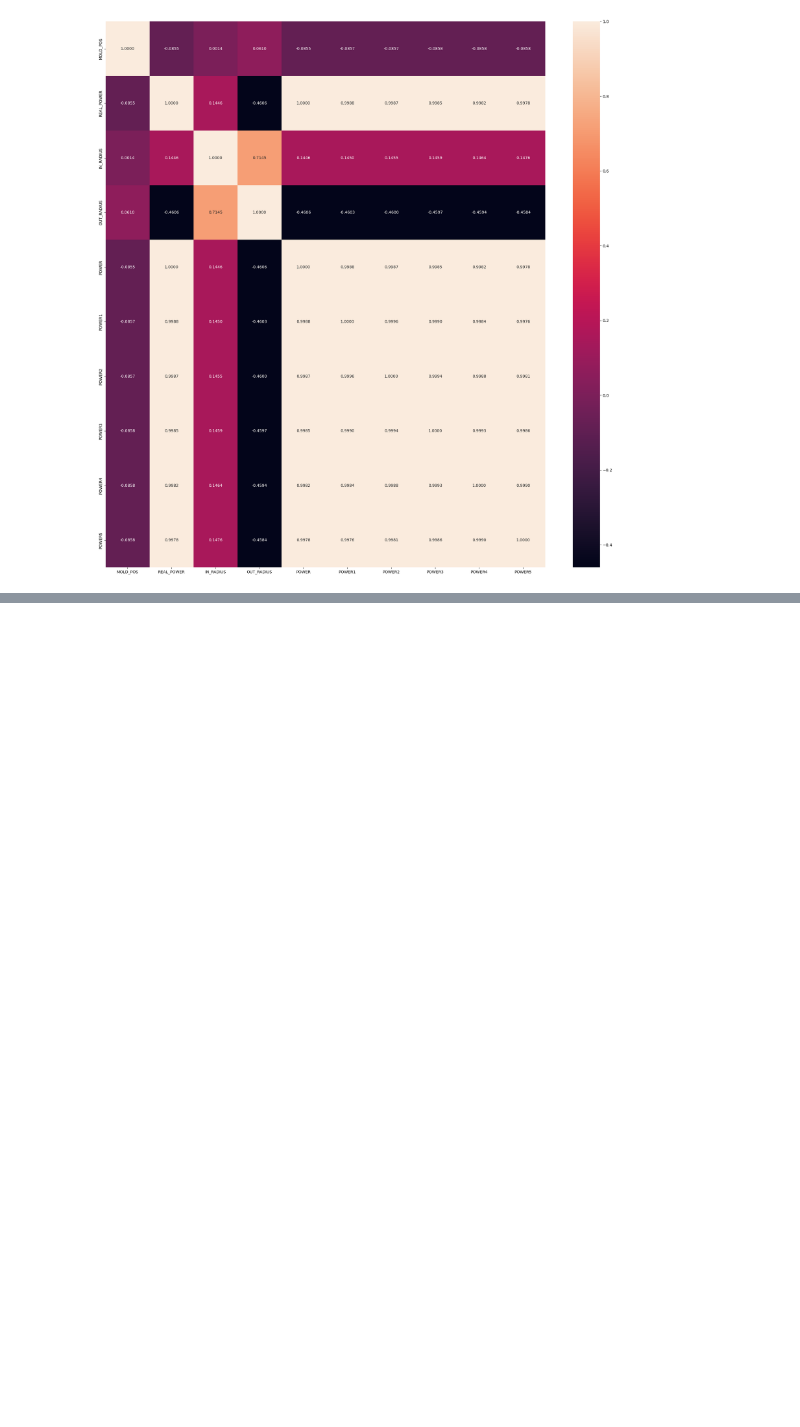
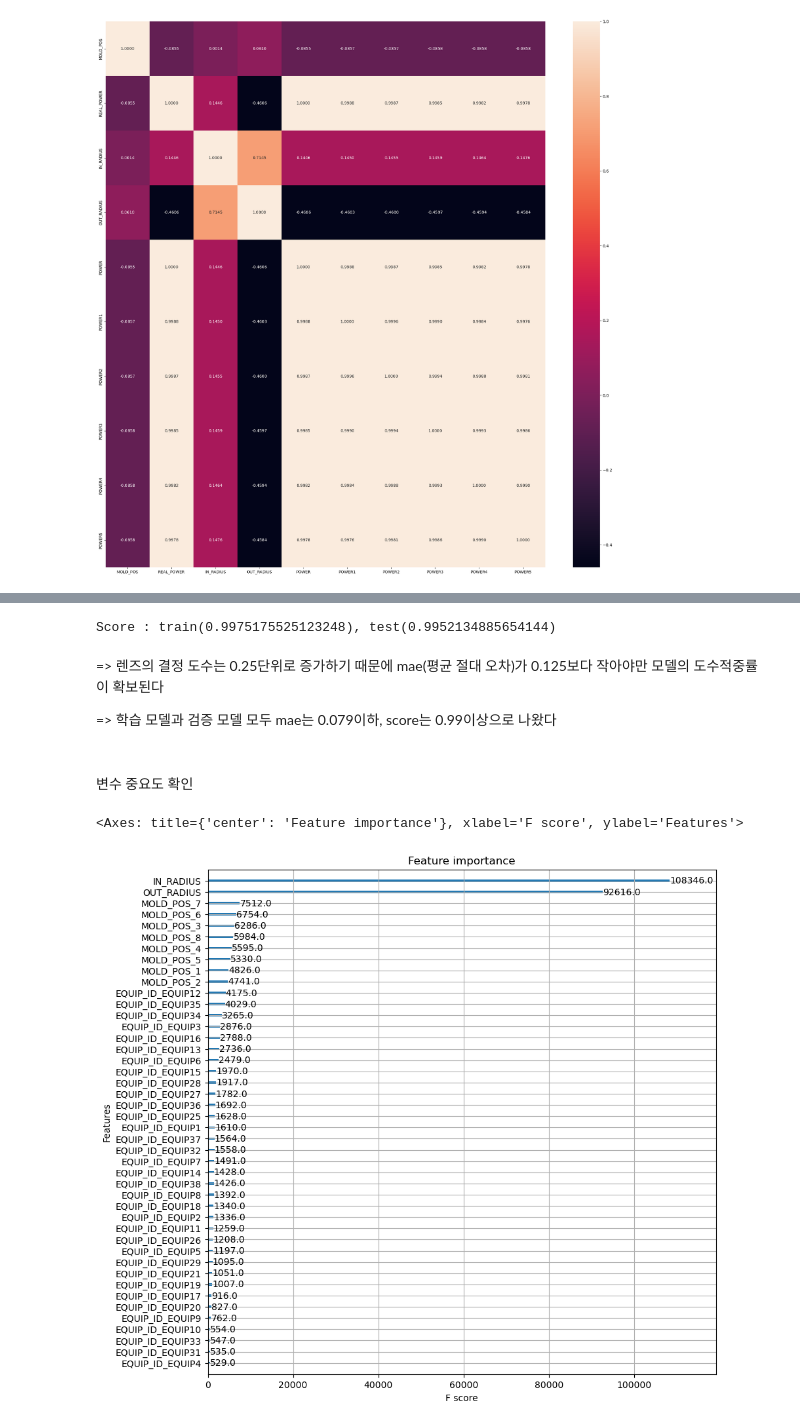
Before and after one commit to dbfla3831/STUDY, a Jupyter notebook: project/생산공정_최적화_AI/생산공정_최적화_기본.ipynb, the cells around one changed output, grey strips where cells are left out. Saved outputs shown, nothing was run; the diff lists cells and outputs as text; code cells hidden in the pictures; blank space fills up the shorter version.

```diff
--- a/project/생산공정_최적화_AI/생산공정_최적화_기본.ipynb
+++ b/project/생산공정_최적화_AI/생산공정_최적화_기본.ipynb
@@ -516,0 +641,5 @@ prepare_data는 모델 학습에 필요한 학습 데이터셋과 검증 데이
+# %%
+X_train, X_test, y_train, y_test, bounds = prepare_data(df = df_pred,
+                                                        numeric_cols = radius,
+                                                        ohehot_cols = equip_info,
+                                                        y_col = ['y'])
@@ -516,0 +654,16 @@ prepare_data는 모델 학습에 필요한 학습 데이터셋과 검증 데이
+# %%
+if len(GPUtil.getGPUs()) < 1:
+    xgb = XGBRegressor(n_estimators = n_estimators,
+                       objective = 'reg:squarederror',
+                       eta = eta,
+                       tree_method = 'hist',
+                       gpu_id = 0,
+                       subsample = sub_sample)
+
+else:
+    xgb = XGBRegressor(n_estimators = n_estimators,
+                       objective = 'reg:squarederror',
+                       eta = eta,
+                       tree_method = 'gpu_hist',
+                       gpu_id = 0,
+                       subsample = sub_sample)
@@ -516,0 +676,3 @@ prepare_data는 모델 학습에 필요한 학습 데이터셋과 검증 데이
+# %%
+X_train, encoder = one_hot_encoding(X_train, encoder)
+X_test, encoder = one_hot_encoding(X_test, encoder)
@@ -516,0 +702,3 @@ prepare_data는 모델 학습에 필요한 학습 데이터셋과 검증 데이
+# %%
+history = xgb.fit(X_train, y_train, eval_set = [(X_train, y_train), (X_test, y_test)],
+                  eval_metric = 'mae', early_stopping_rounds = n_estimators / 10)
@@ -516,0 +723,18 @@ prepare_data는 모델 학습에 필요한 학습 데이터셋과 검증 데이
+# %%
+print('Score : train({}), test({})'.format(xgb.score(X_train, y_train), xgb.score(X_test, y_test)))
+# %% [output]
+Score : train(0.9975175525123248), test(0.9952134885654144)
+# %% [markdown]
+=> 렌즈의 결정 도수는 0.25단위로 증가하기 때문에 mae(평균 절대 오차)가 0.125보다 작아야만 모델의 도수적중률이 확보된다
+
+=> 학습 모델과 검증 모델 모두 mae는 0.079이하, score는 0.99이상으로 나왔다
+# %% [markdown]
+<br>
+
+변수 중요도 확인
+# %%
+fig, ax = plt.subplots(figsize = (10, 10))
+plot_importance(xgb, ax = ax)
+# %% [output]
+<Axes: title={'center': 'Feature importance'}, xlabel='F score', ylabel='Features'>
+[figure, added]
```
Also changed, not shown: parts of 95 cells of this notebook, 4 other files.
